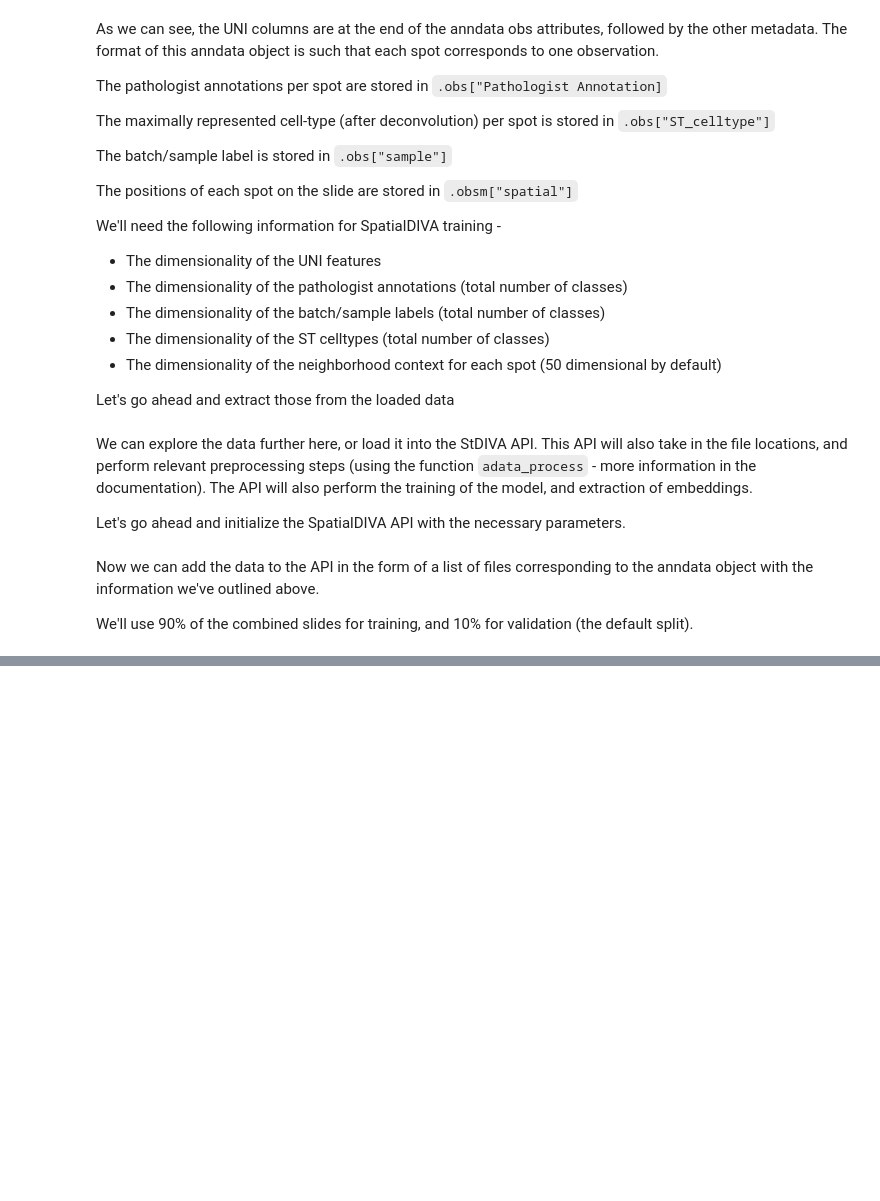
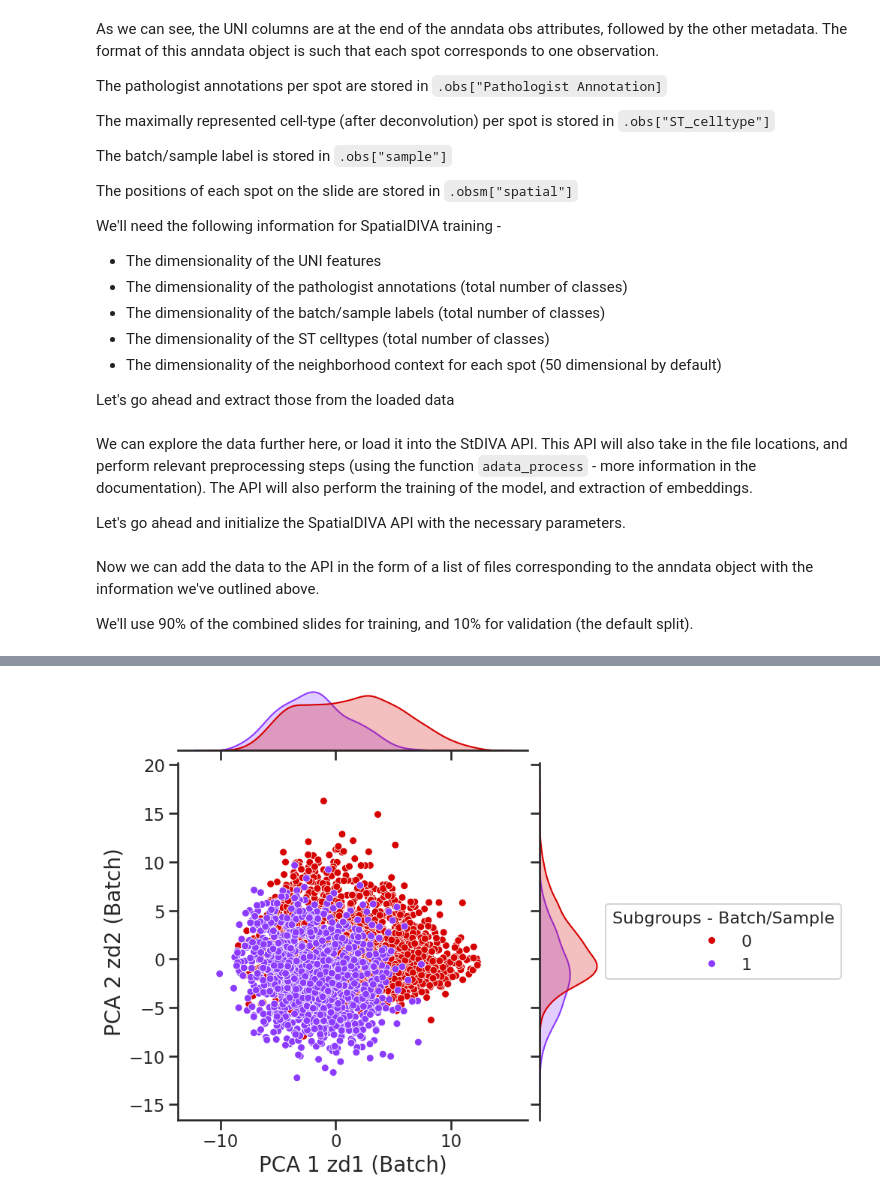
Before and after one commit to hsmaan/SpatialDIVA, a Jupyter notebook: spatialdiva/tutorials/01_colorectal_cancer_spdiva_analysis.ipynb, the cells around one changed output, grey strips where cells are left out. Cells and saved outputs as stored; diff of their text form; code cells hidden in the pictures; blank space fills up the shorter version.

```diff
--- a/spatialdiva/tutorials/01_colorectal_cancer_spdiva_analysis.ipynb
+++ b/spatialdiva/tutorials/01_colorectal_cancer_spdiva_analysis.ipynb
@@ -141,0 +262,31 @@ AttributeError: 'StDIVA' object has no attribute 'shape'
+# %%
+palette = sns.color_palette(cc.glasbey, n_colors=d_dim)
+
+sns.set_context("talk")
+sns.set_style("ticks")
+
+g = sns.jointplot(
+    data=embedding_df,
+    x="zd_1",
+    y="zd_2",
+    hue="d",
+    kind="scatter",
+    height=7,
+    palette=palette,
+    s=50
+)
+
+g.ax_joint.set_xlabel("PCA 1 zd1 (Batch)", fontsize=20)
+g.ax_joint.set_ylabel("PCA 2 zd2 (Batch)", fontsize=20)
+
+legend = g.ax_joint.legend(
+    title='Subgroups - Batch/Sample',
+    loc='center left',
+    bbox_to_anchor=(1.2, 0.5),
+    ncol=1,
+    frameon=True,
+    fontsize=16,
+    title_fontsize=16,
+)
+# %% [output]
+[figure, added]
```
Also changed, not shown: parts of 20 cells of this notebook, 1 other file.
